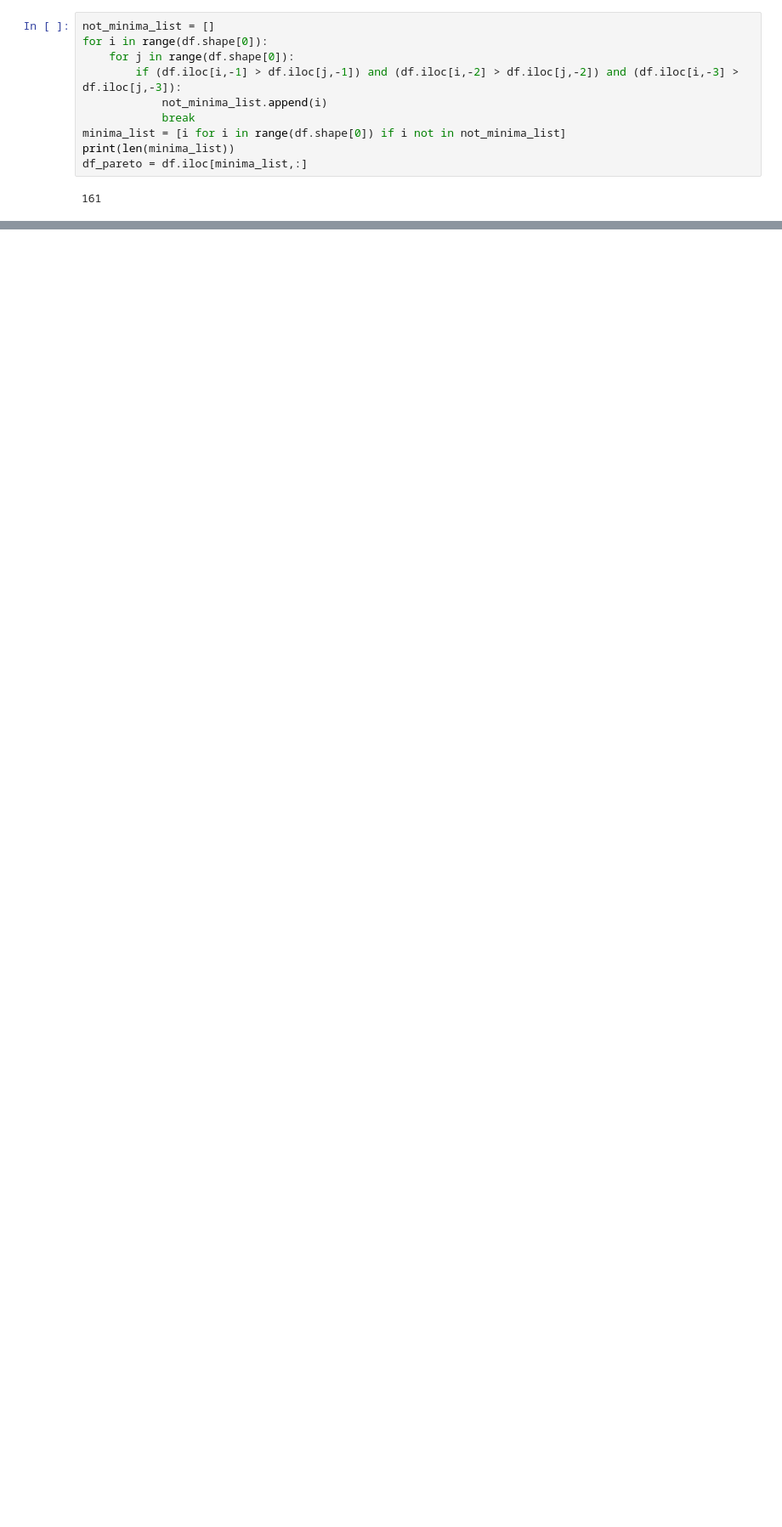
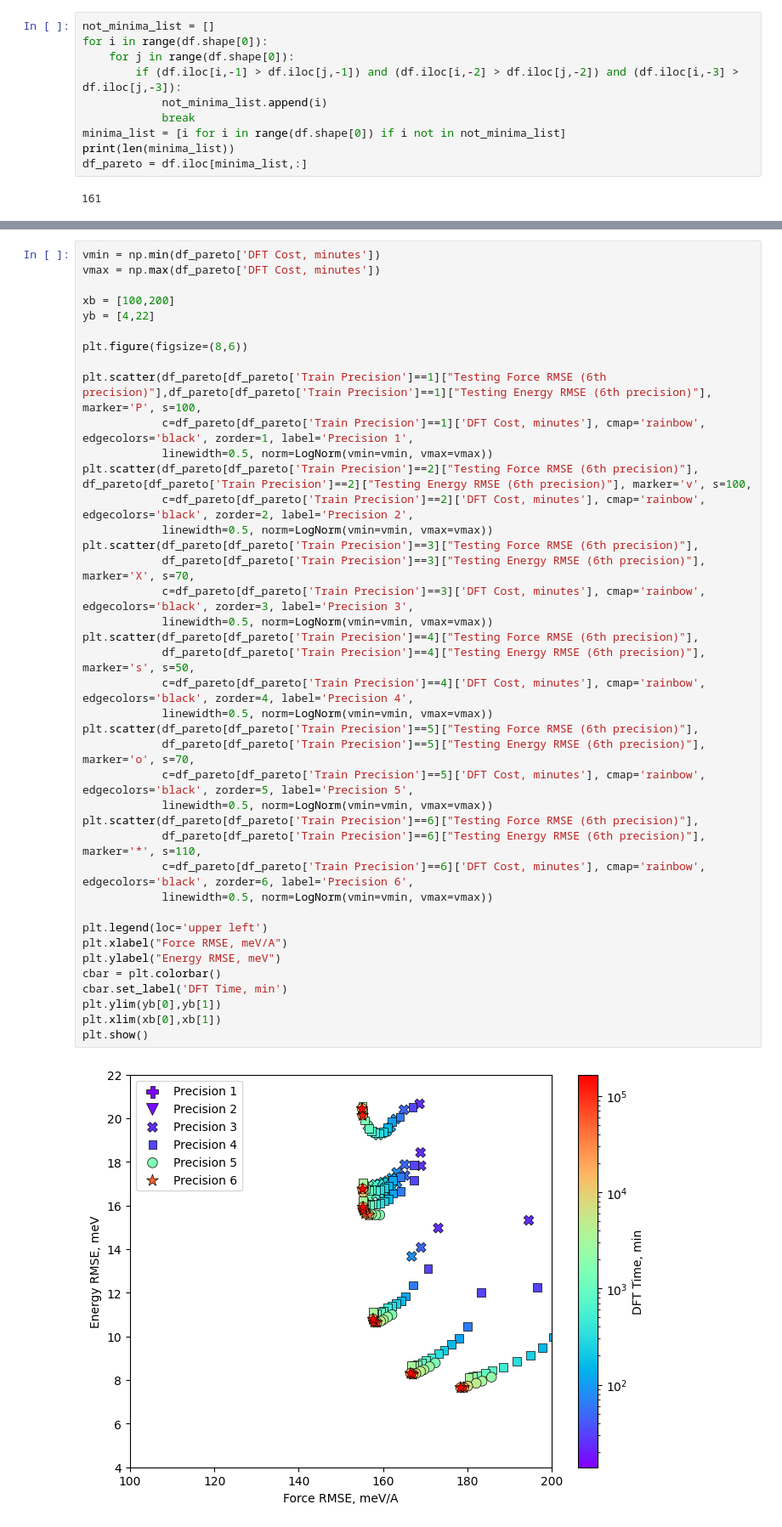
Before and after one commit to IlgarBaghishov/DFTprecisionMLIP, a Jupyter notebook: plot_3D_pareto.ipynb, the cells around one changed output, grey strips where cells are left out. Shown: that part at 85% size. Cells and saved outputs as stored; diff of their text form; blank space fills up the shorter version.

```diff
--- a/plot_3D_pareto.ipynb
+++ b/plot_3D_pareto.ipynb
@@ -261,0 +160,42 @@ plt.show()
+# %%
+vmin = np.min(df_pareto['DFT Cost, minutes'])
+vmax = np.max(df_pareto['DFT Cost, minutes'])
+
+xb = [100,200]
+yb = [4,22]
+
+plt.figure(figsize=(8,6))
+
+plt.scatter(df_pareto[df_pareto['Train Precision']==1]["Testing Force RMSE (6th precision)"],df_pareto[df_pareto['Train Precision']==1]["Testing Energy RMSE (6th precision)"], marker='P', s=100,
+            c=df_pareto[df_pareto['Train Precision']==1]['DFT Cost, minutes'], cmap='rainbow', edgecolors='black', zorder=1, label='Precision 1',
+            linewidth=0.5, norm=LogNorm(vmin=vmin, vmax=vmax))
+plt.scatter(df_pareto[df_pareto['Train Precision']==2]["Testing Force RMSE (6th precision)"], df_pareto[df_pareto['Train Precision']==2]["Testing Energy RMSE (6th precision)"], marker='v', s=100,
+            c=df_pareto[df_pareto['Train Precision']==2]['DFT Cost, minutes'], cmap='rainbow', edgecolors='black', zorder=2, label='Precision 2',
+            linewidth=0.5, norm=LogNorm(vmin=vmin, vmax=vmax))
+plt.scatter(df_pareto[df_pareto['Train Precision']==3]["Testing Force RMSE (6th precision)"],
+            df_pareto[df_pareto['Train Precision']==3]["Testing Energy RMSE (6th precision)"], marker='X', s=70,
+            c=df_pareto[df_pareto['Train Precision']==3]['DFT Cost, minutes'], cmap='rainbow', edgecolors='black', zorder=3, label='Precision 3',
+            linewidth=0.5, norm=LogNorm(vmin=vmin, vmax=vmax))
+plt.scatter(df_pareto[df_pareto['Train Precision']==4]["Testing Force RMSE (6th precision)"],
+            df_pareto[df_pareto['Train Precision']==4]["Testing Energy RMSE (6th precision)"], marker='s', s=50,
+            c=df_pareto[df_pareto['Train Precision']==4]['DFT Cost, minutes'], cmap='rainbow', edgecolors='black', zorder=4, label='Precision 4',
+            linewidth=0.5, norm=LogNorm(vmin=vmin, vmax=vmax))
+plt.scatter(df_pareto[df_pareto['Train Precision']==5]["Testing Force RMSE (6th precision)"],
+            df_pareto[df_pareto['Train Precision']==5]["Testing Energy RMSE (6th precision)"], marker='o', s=70,
+            c=df_pareto[df_pareto['Train Precision']==5]['DFT Cost, minutes'], cmap='rainbow', edgecolors='black', zorder=5, label='Precision 5',
+            linewidth=0.5, norm=LogNorm(vmin=vmin, vmax=vmax))
+plt.scatter(df_pareto[df_pareto['Train Precision']==6]["Testing Force RMSE (6th precision)"],
+            df_pareto[df_pareto['Train Precision']==6]["Testing Energy RMSE (6th precision)"], marker='*', s=110,
+            c=df_pareto[df_pareto['Train Precision']==6]['DFT Cost, minutes'], cmap='rainbow', edgecolors='black', zorder=6, label='Precision 6',
+            linewidth=0.5, norm=LogNorm(vmin=vmin, vmax=vmax))
+
+plt.legend(loc='upper left')
+plt.xlabel("Force RMSE, meV/A")
+plt.ylabel("Energy RMSE, meV")
+cbar = plt.colorbar()
+cbar.set_label('DFT Time, min')
+plt.ylim(yb[0],yb[1])
+plt.xlim(xb[0],xb[1])
+plt.show()
+# %% [output]
+[figure, added]
```
Also changed, not shown: parts of 3 cells of this notebook, 25 other files.
